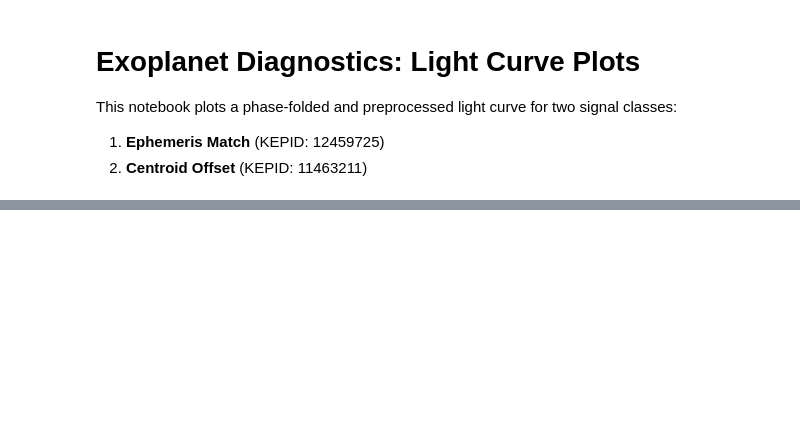
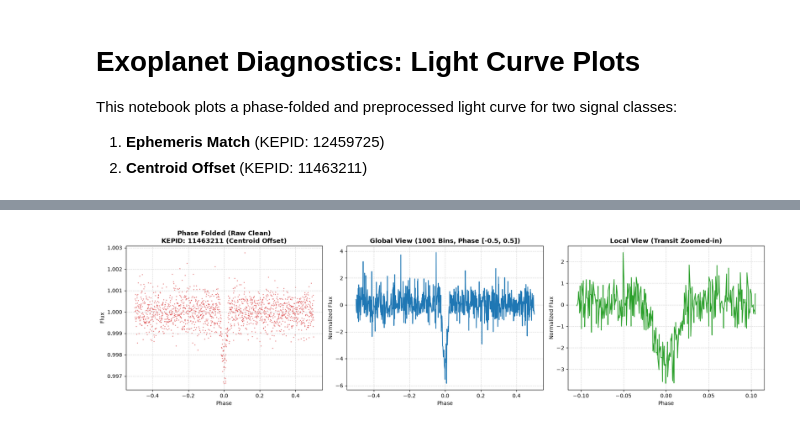
Before and after one commit to debomoy13/demmo-to-be-del, a Jupyter notebook: Testing plots.ipynb, the cells around one changed output, grey strips where cells are left out. Drawn from its saved outputs; the diff is of its cells as text; code cells hidden in the pictures; blank space fills up the shorter version.

```diff
--- a/Testing plots.ipynb
+++ b/Testing plots.ipynb
@@ -103,9 +90,9 @@ data = np.load(cent_data_path)
 time = data['time']
 flux = data['flux']
 
-period = float(cent_row['koi_period'])
-epoch = float(cent_row['koi_time0bk'])
-duration = float(cent_row['koi_duration'])
+period = float(centroid_row['koi_period'])
+epoch = float(centroid_row['koi_time0bk'])
+duration = float(centroid_row['koi_duration'])
 
 # Remove outliers and fold
 clean_time, clean_flux = remove_outliers(time, flux, sigma=5.0)
@@ -113,30 +100,32 @@ phases = phase_fold(clean_time, period, epoch)
 global_view, local_view = preprocess_light_curve(time, flux, period, epoch, duration)
 
 # Plotting
 fig, axes = plt.subplots(1, 3, figsize=(18, 5), facecolor='white')
 
 # 1. Folded Raw/Clean light curve
 axes[0].scatter(phases, clean_flux, s=1, color='#D62728', alpha=0.5)
 axes[0].set_title(f'Phase Folded (Raw Clean)\nKEPID: {centroid_kepid} (Centroid Offset)', fontsize=12, fontweight='bold')
 axes[0].set_xlabel('Phase')
 axes[0].set_ylabel('Flux')
 axes[0].grid(True, linestyle='--', alpha=0.5)
 
 # 2. Global View
 axes[1].plot(np.linspace(-0.5, 0.5, 1001), global_view, color='#1F77B4', linewidth=1.5)
 axes[1].set_title('Global View (1001 Bins, Phase [-0.5, 0.5])', fontsize=12, fontweight='bold')
 axes[1].set_xlabel('Phase')
 axes[1].set_ylabel('Normalized Flux')
 axes[1].grid(True, linestyle='--', alpha=0.5)
 
 # 3. Local View
 duration_days = duration / 24.0
 width = min(2.5 * (duration_days / period), 0.5)
 axes[2].plot(np.linspace(-width, width, 1001), local_view, color='#2CA02C', linewidth=1.5)
 axes[2].set_title('Local View (Transit Zoomed-in)', fontsize=12, fontweight='bold')
 axes[2].set_xlabel('Phase')
 axes[2].set_ylabel('Normalized Flux')
 axes[2].grid(True, linestyle='--', alpha=0.5)
 
 plt.tight_layout()
 plt.show()
+# %% [output]
+[figure, added]
```
Also changed, not shown: parts of 3 cells of this notebook, 2 other files.
